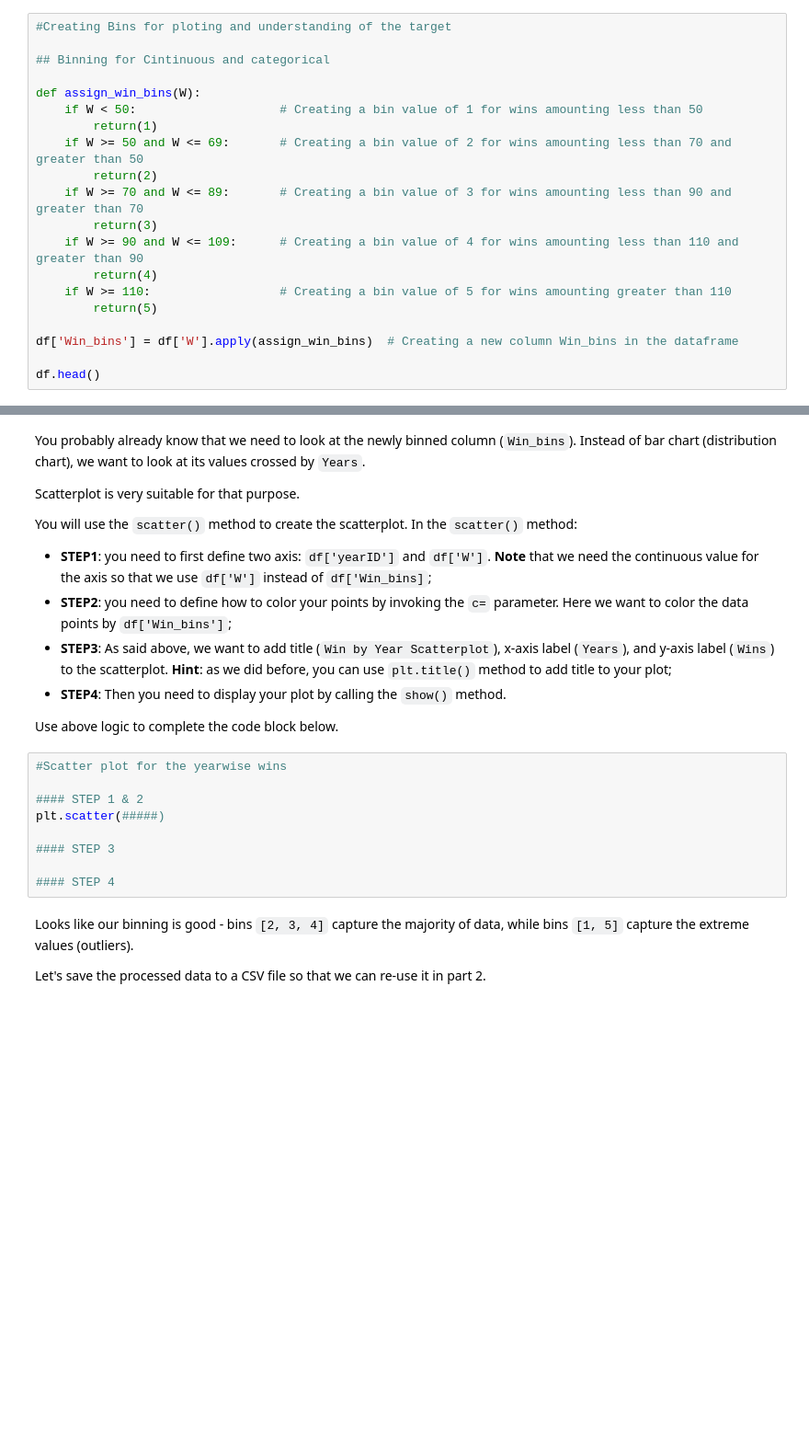
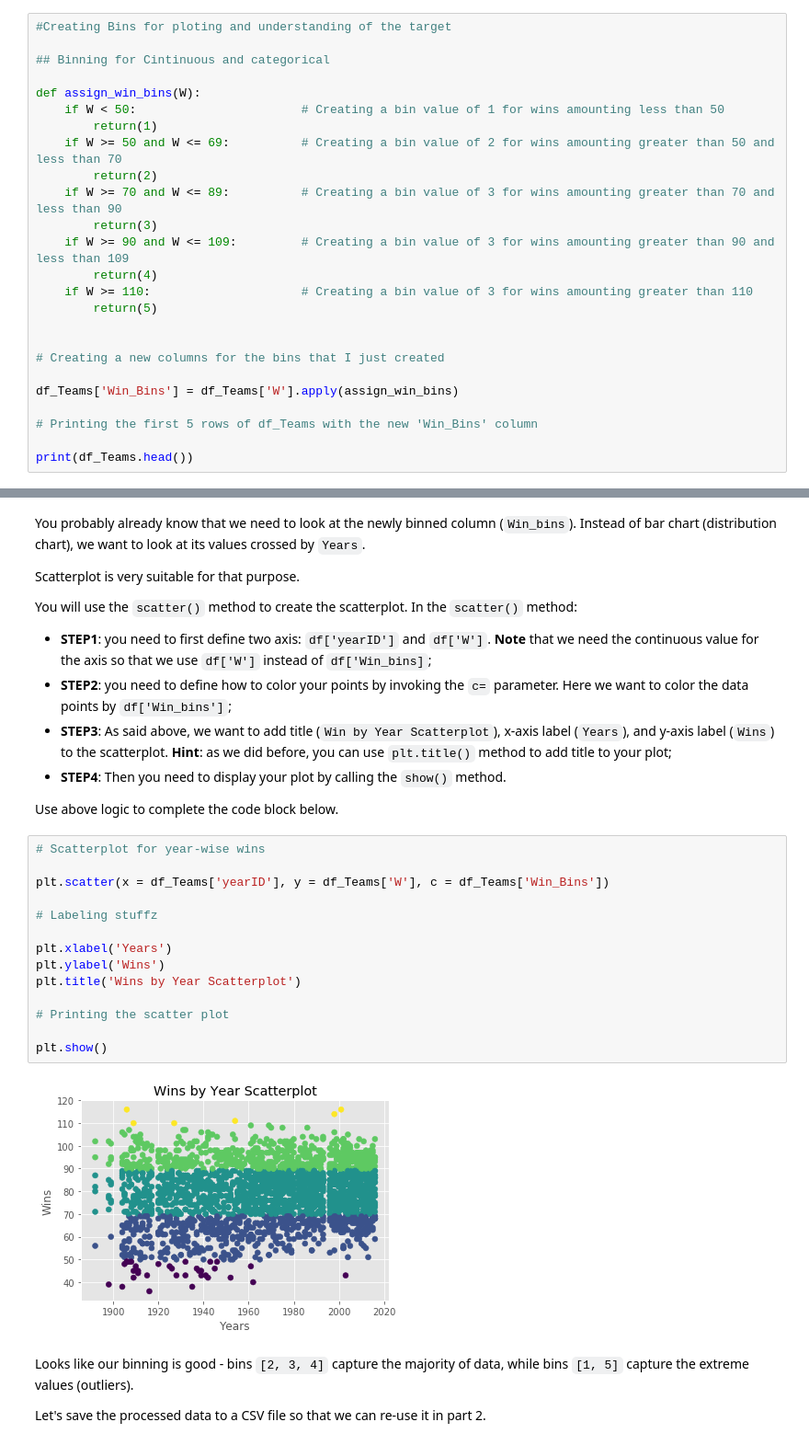
Before and after one commit to fairfield-university-ba545/week-1-marcusnordgard, a Jupyter notebook: Mini_project_1_baseball_analytics_pt1.ipynb, the cells around one changed output, grey strips where cells are left out. Shown: that part at 92% size. Drawn from its saved outputs; the diff is of its cells as text; blank space fills up the shorter version.

```diff
--- a/Mini_project_1_baseball_analytics_pt1.ipynb
+++ b/Mini_project_1_baseball_analytics_pt1.ipynb
@@ -202,17 +278,22 @@ One way to convert a continuous variable to categorical is through binning. You
 ## Binning for Cintinuous and categorical
 
 def assign_win_bins(W):
-    if W < 50:                    # Creating a bin value of 1 for wins amounting less than 50
+    if W < 50:                       # Creating a bin value of 1 for wins amounting less than 50
         return(1)
-    if W >= 50 and W <= 69:       # Creating a bin value of 2 for wins amounting less than 70 and greater than 50
+    if W >= 50 and W <= 69:          # Creating a bin value of 2 for wins amounting greater than 50 and less than 70
         return(2)
-    if W >= 70 and W <= 89:       # Creating a bin value of 3 for wins amounting less than 90 and greater than 70
+    if W >= 70 and W <= 89:          # Creating a bin value of 3 for wins amounting greater than 70 and less than 90
         return(3)
-    if W >= 90 and W <= 109:      # Creating a bin value of 4 for wins amounting less than 110 and greater than 90
+    if W >= 90 and W <= 109:         # Creating a bin value of 3 for wins amounting greater than 90 and less than 109
         return(4)
-    if W >= 110:                  # Creating a bin value of 5 for wins amounting greater than 110
+    if W >= 110:                     # Creating a bin value of 3 for wins amounting greater than 110
         return(5)
 
-df['Win_bins'] = df['W'].apply(assign_win_bins)  # Creating a new column Win_bins in the dataframe
 
-df.head()
+# Creating a new columns for the bins that I just created
+
+df_Teams['Win_Bins'] = df_Teams['W'].apply(assign_win_bins)
+
+# Printing the first 5 rows of df_Teams with the new 'Win_Bins' column
+
+print(df_Teams.head())
@@ -228,15 +325,22 @@ You will use the `scatter()` method to create the scatterplot. In the `scatter()
 - __STEP4__: Then you need to display your plot by calling the `show()` method.
 
 Use above logic to complete the code block below.
-# %%
-#Scatter plot for the yearwise wins
-
-#### STEP 1 & 2
-plt.scatter(#####)
-
-#### STEP 3
-
-#### STEP 4
+# %%
+# Scatterplot for year-wise wins
+
+plt.scatter(x = df_Teams['yearID'], y = df_Teams['W'], c = df_Teams['Win_Bins'])
+
+# Labeling stuffz
+
+plt.xlabel('Years')
+plt.ylabel('Wins')
+plt.title('Wins by Year Scatterplot')
+
+# Printing the scatter plot
+
+plt.show()
+# %% [output]
+[figure, added]
 # %% [markdown]
 Looks like our binning is good - bins `[2, 3, 4]` capture the majority of data, while bins `[1, 5]` capture the extreme values (outliers).
 
```
Also changed, not shown: parts of 15 cells of this notebook.
